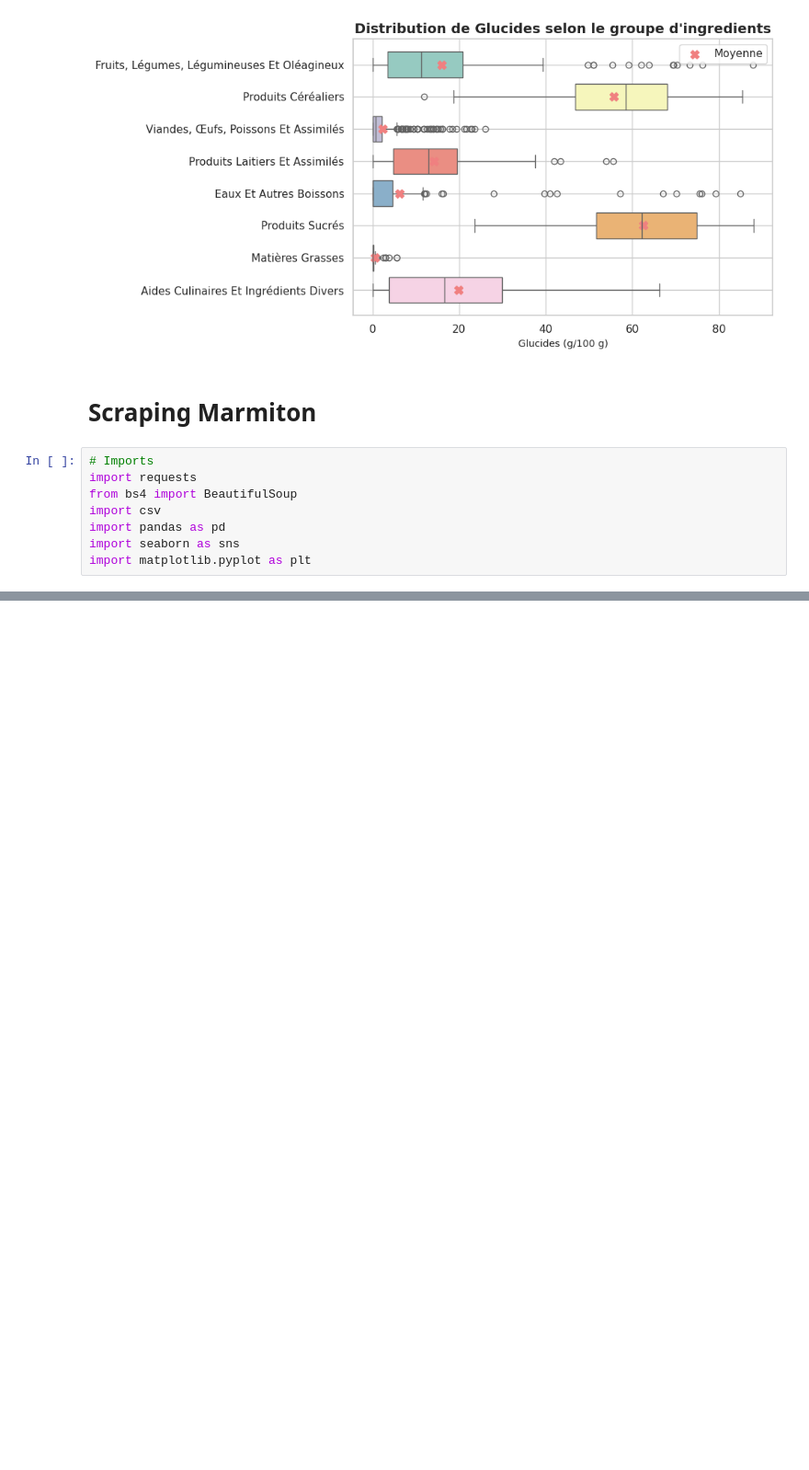
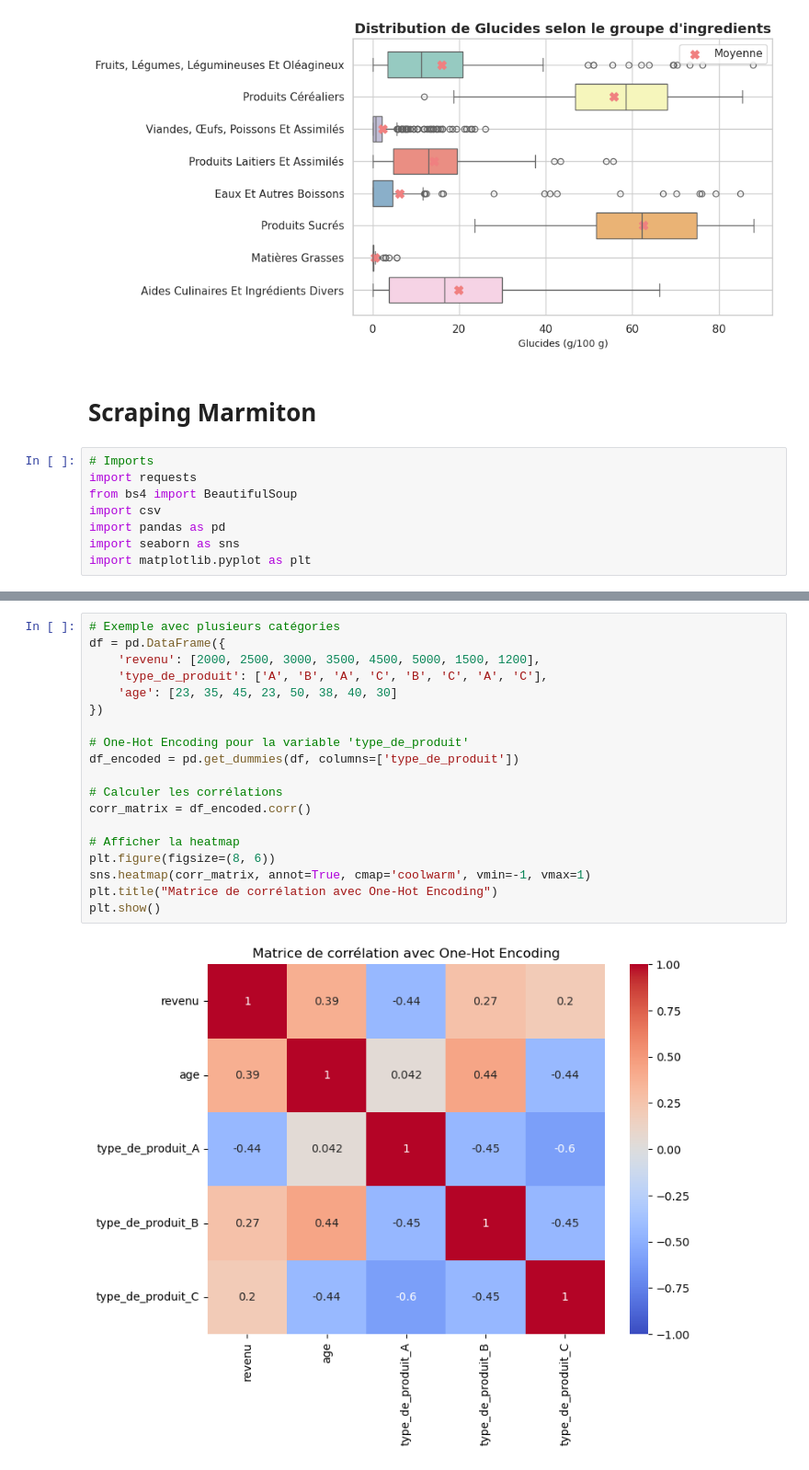
Before and after one commit to Louismoraine/python-pour-data-science, a Jupyter notebook: scripts/projet.ipynb, the cells around one changed output, grey strips where cells are left out. Shown: that part at 92% size. Cells and saved outputs as stored; diff of their text form; blank space fills up the shorter version.

```diff
--- a/scripts/projet.ipynb
+++ b/scripts/projet.ipynb
@@ -269,0 +331,21 @@ Series([], Name: count, dtype: int64)
+# %%
+# Exemple avec plusieurs catégories
+df = pd.DataFrame({
+    'revenu': [2000, 2500, 3000, 3500, 4500, 5000, 1500, 1200],
+    'type_de_produit': ['A', 'B', 'A', 'C', 'B', 'C', 'A', 'C'],
+    'age': [23, 35, 45, 23, 50, 38, 40, 30]
+})
+
+# One-Hot Encoding pour la variable 'type_de_produit'
+df_encoded = pd.get_dummies(df, columns=['type_de_produit'])
+
+# Calculer les corrélations
+corr_matrix = df_encoded.corr()
+
+# Afficher la heatmap
+plt.figure(figsize=(8, 6))
+sns.heatmap(corr_matrix, annot=True, cmap='coolwarm', vmin=-1, vmax=1)
+plt.title("Matrice de corrélation avec One-Hot Encoding")
+plt.show()
+# %% [output]
+[figure, added]
```
Also changed, not shown: parts of 4 cells of this notebook.
